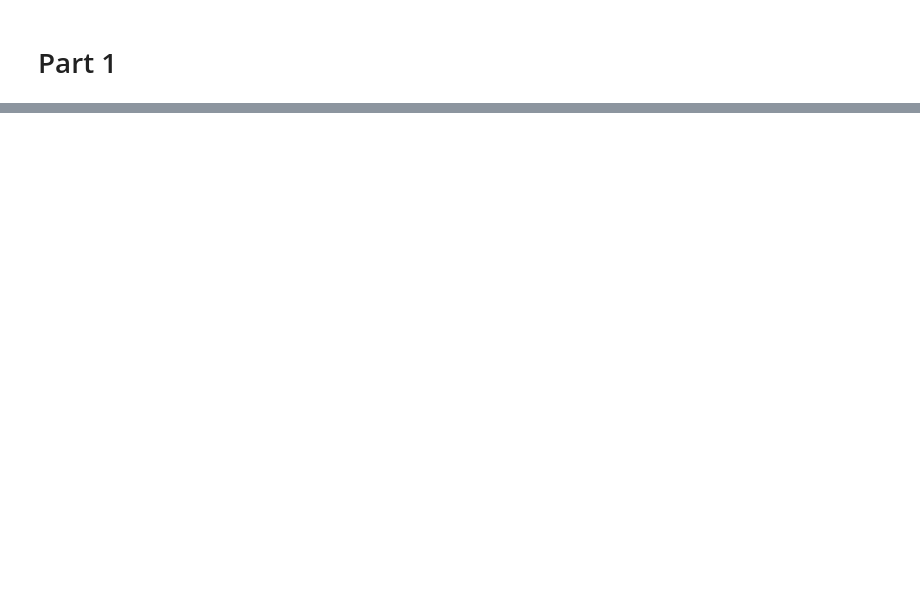
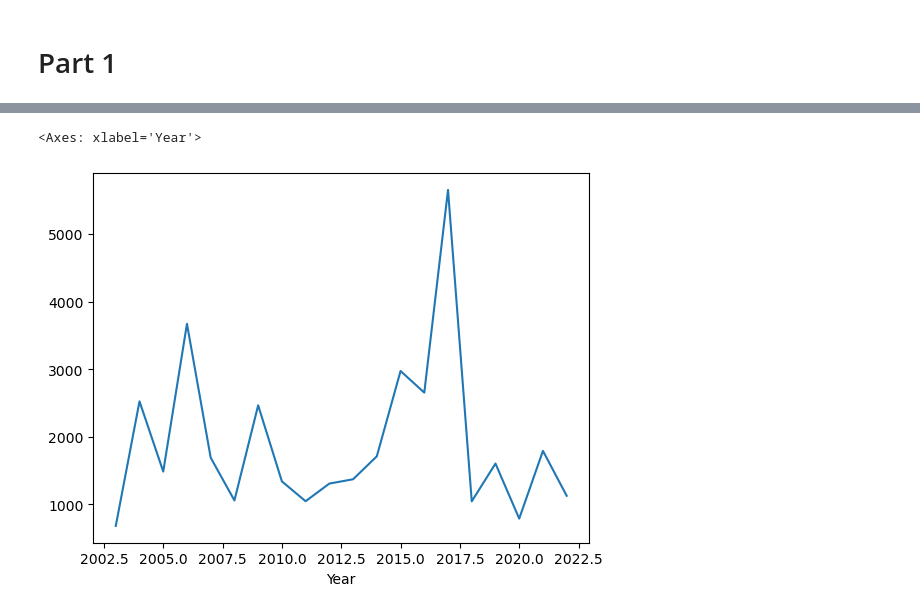
Before and after one commit to Margaux-Ccd/WREM_dam, a Jupyter notebook: data_analysis.ipynb, the cells around one changed output, grey strips where cells are left out. Cells and saved outputs as stored; diff of their text form; code cells hidden in the pictures; blank space fills up the shorter version.

```diff
--- a/data_analysis.ipynb
+++ b/data_analysis.ipynb
@@ -63,0 +129,10 @@ plt.show()
+# %%
+# 1) Calcul des maxima annuels de S1
+S1_full['Year'] = S1_full.index.year
+S1_max_annual = S1_full.groupby('Year')['Q1'].max()
+
+#2) Corrélation temporelle des maximas annuels
+autocorr1 = S1_max_annual.autocorr(lag=1)  # Corrélation à 1 an de retard
+print(f'Autocorrélation des maxima annuels à 1 an de retard: {autocorr1}')
+autocorr2=S1_max_annual.autocorr(lag=2)
+print(f'Autocorrélation des maxima annuels à 2 an de retard: {autocorr2}')
@@ -63,0 +148,5 @@ plt.show()
+# %%
+S1_max_annual.plot()
+# %% [output]
+<Axes: xlabel='Year'>
+[figure, added]
```
Also changed, not shown: parts of 30 cells of this notebook.
